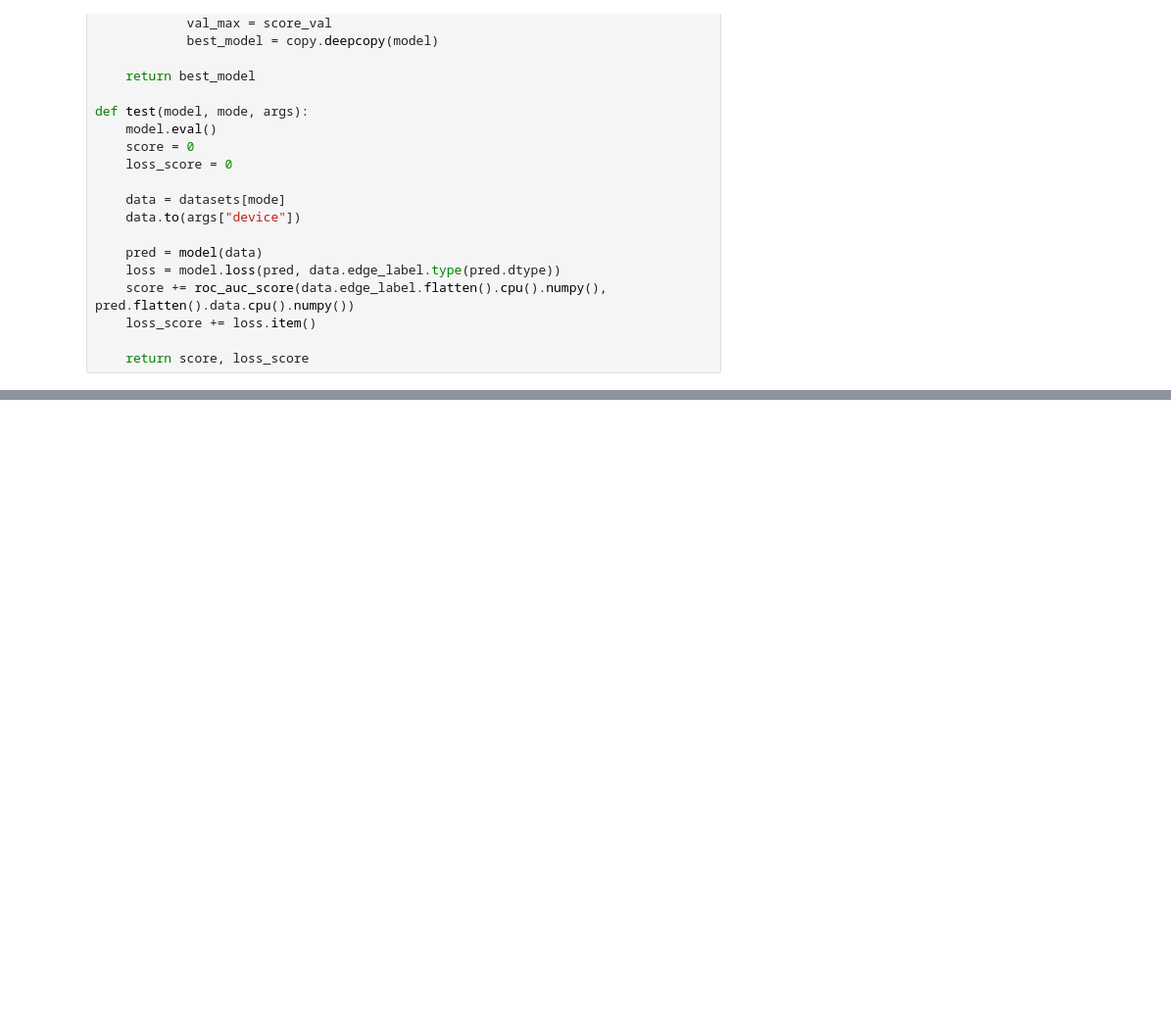
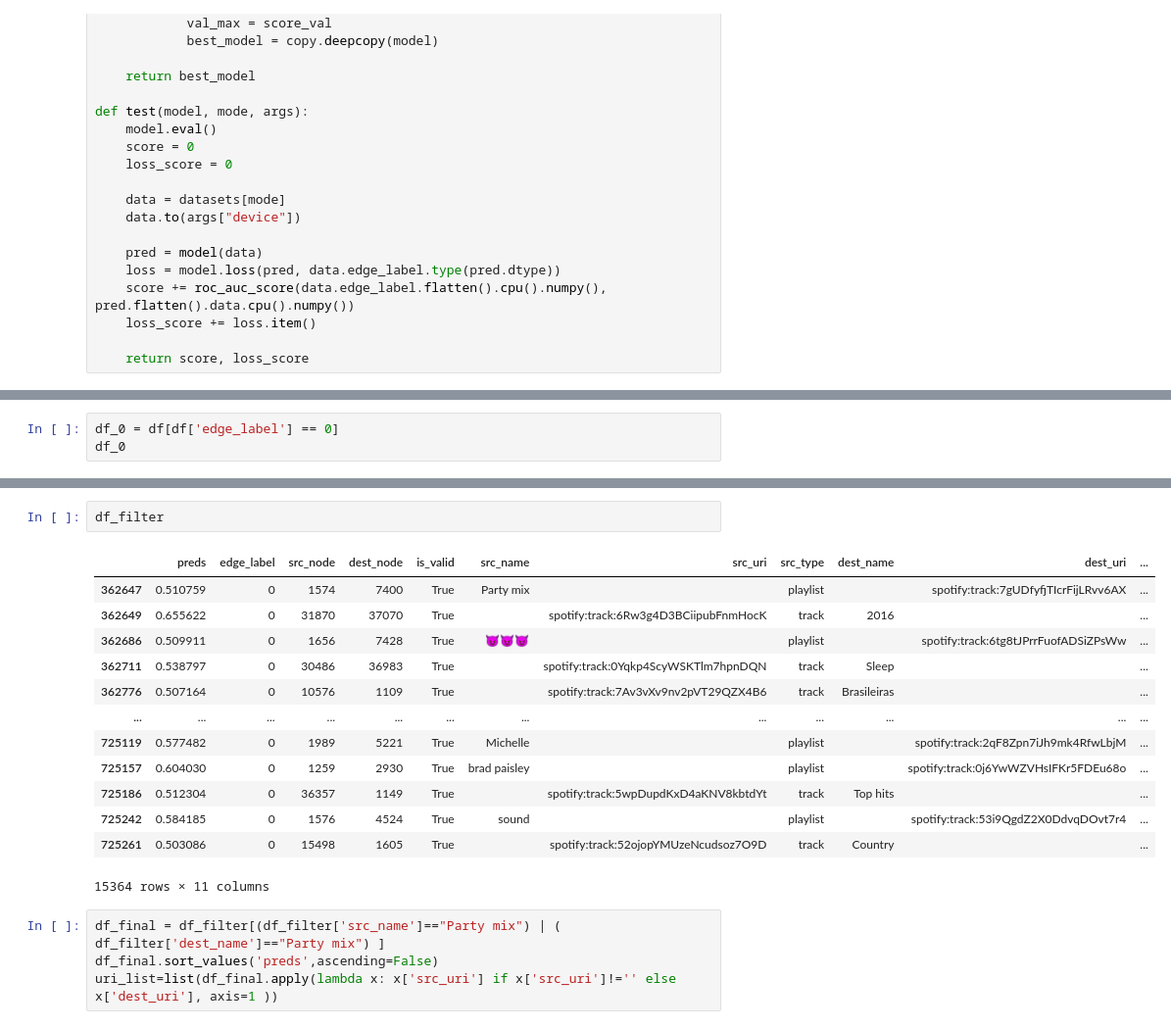
Before and after one commit to abhishek-1131/G-PLAY, a Jupyter notebook: testing.ipynb, the cells around one changed output, grey strips where cells are left out. Shown at 98% size. Drawn from its saved outputs; the diff is of its cells as text; blank space fills up the shorter version.

```diff
--- a/testing.ipynb
+++ b/testing.ipynb
@@ -534,0 +517,3 @@ plot_learning_curve(losses, 'test')
+# %%
+df_0 = df[df['edge_label'] == 0]
+df_0
@@ -534,0 +587,20 @@ plot_learning_curve(losses, 'test')
+# %%
+df_filter
+# %% [output]
+|  | preds | edge_label | src_node | dest_node | is_valid | src_name | src_uri | src_type | dest_name | dest_uri | ... |
+| 362647 | 0.510759 | 0 | 1574 | 7400 | True | Party mix |  | playlist |  | spotify:track:7gUDfyfjTIcrFijLRvv6AX | ... |
+| 362649 | 0.655622 | 0 | 31870 | 37070 | True |  | spotify:track:6Rw3g4D3BCiipubFnmHocK | track | 2016 |  | ... |
+| 362686 | 0.509911 | 0 | 1656 | 7428 | True | 😈😈😈 |  | playlist |  | spotify:track:6tg8tJPrrFuofADSiZPsWw | ... |
+| 362711 | 0.538797 | 0 | 30486 | 36983 | True |  | spotify:track:0Yqkp4ScyWSKTlm7hpnDQN | track | Sleep |  | ... |
+| 362776 | 0.507164 | 0 | 10576 | 1109 | True |  | spotify:track:7Av3vXv9nv2pVT29QZX4B6 | track | Brasileiras |  | ... |
+| ... | ... | ... | ... | ... | ... | ... | ... | ... | ... | ... | ... |
+| 725119 | 0.577482 | 0 | 1989 | 5221 | True | Michelle |  | playlist |  | spotify:track:2qF8Zpn7iJh9mk4RfwLbjM | ... |
+| 725157 | 0.604030 | 0 | 1259 | 2930 | True | brad paisley |  | playlist |  | spotify:track:0j6YwWZVHsIFKr5FDEu68o | ... |
+| 725186 | 0.512304 | 0 | 36357 | 1149 | True |  | spotify:track:5wpDupdKxD4aKNV8kbtdYt | track | Top hits |  | ... |
+| 725242 | 0.584185 | 0 | 1576 | 4524 | True | sound |  | playlist |  | spotify:track:53i9QgdZ2X0DdvqDOvt7r4 | ... |
+| 725261 | 0.503086 | 0 | 15498 | 1605 | True |  | spotify:track:52ojopYMUzeNcudsoz7O9D | track | Country |  | ... |
+15364 rows × 11 columns
+# %%
+df_final = df_filter[(df_filter['src_name']=="Party mix") | ( df_filter['dest_name']=="Party mix") ]
+df_final.sort_values('preds',ascending=False)
+uri_list=list(df_final.apply(lambda x: x['src_uri'] if x['src_uri']!='' else x['dest_uri'], axis=1 ))
```
Also changed, not shown: parts of 41 cells of this notebook, 3 other files.
